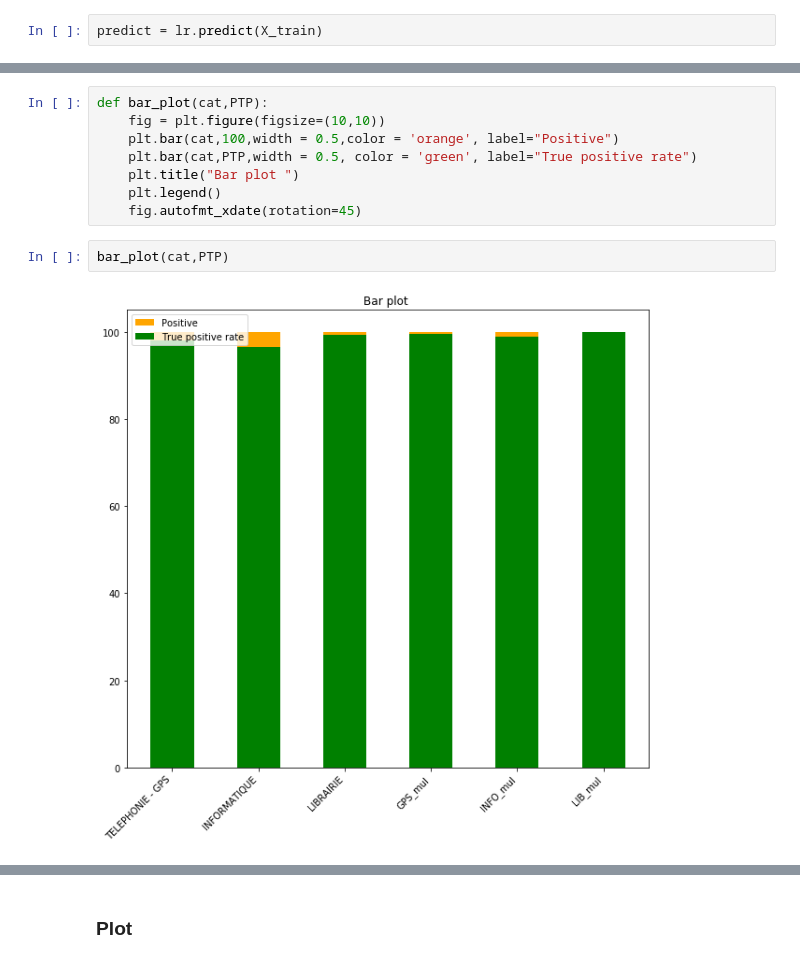
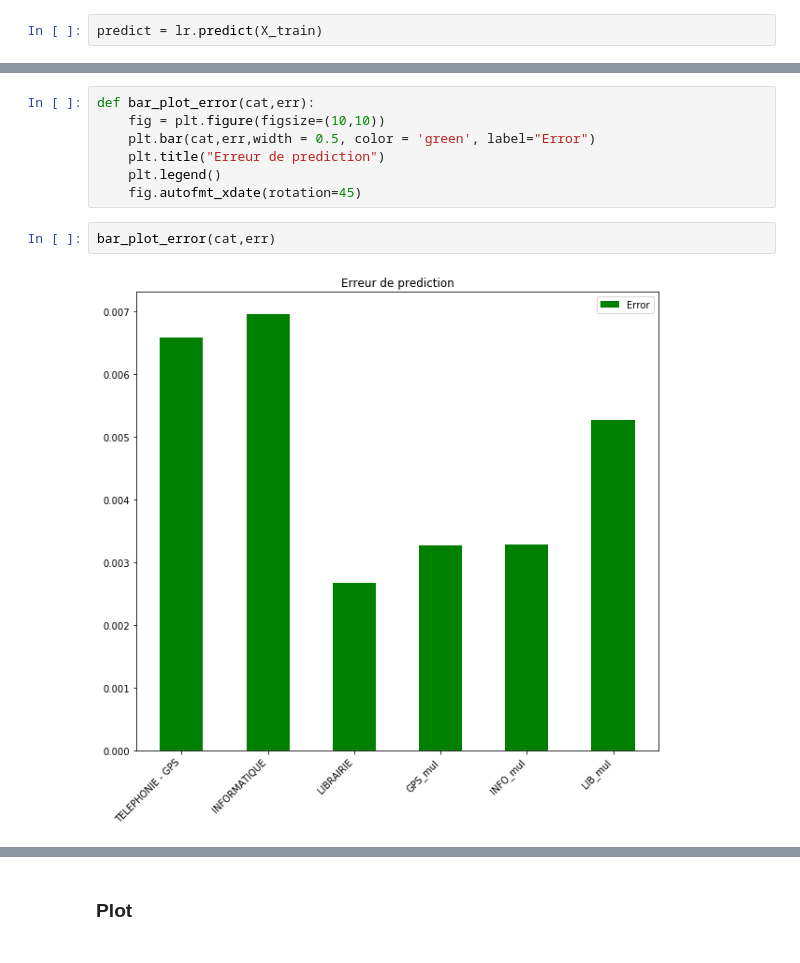
Before and after one commit to bguillouet/2020_4A_TEXTE, a Jupyter notebook: Classification.ipynb, the cells around one changed output, grey strips where cells are left out. Cells and saved outputs as stored; diff of their text form.

```diff
--- a/Classification.ipynb
+++ b/Classification.ipynb
@@ -195,12 +235,11 @@ True          0.000000  100.000000
 # %%
-def bar_plot(cat,PTP):
+def bar_plot_error(cat,err):
     fig = plt.figure(figsize=(10,10))
-    plt.bar(cat,100,width = 0.5,color = 'orange', label="Positive")
-    plt.bar(cat,PTP,width = 0.5, color = 'green', label="True positive rate")
-    plt.title("Bar plot ")
+    plt.bar(cat,err,width = 0.5, color = 'green', label="Error")
+    plt.title("Erreur de prediction")
     plt.legend()
     fig.autofmt_xdate(rotation=45)
-# %%
-bar_plot(cat,PTP)
-# %% [output]
-[figure, removed]
+# %%
+bar_plot_error(cat,err)
+# %% [output]
+[figure, added]
```
Also changed, not shown: parts of 20 cells of this notebook.
